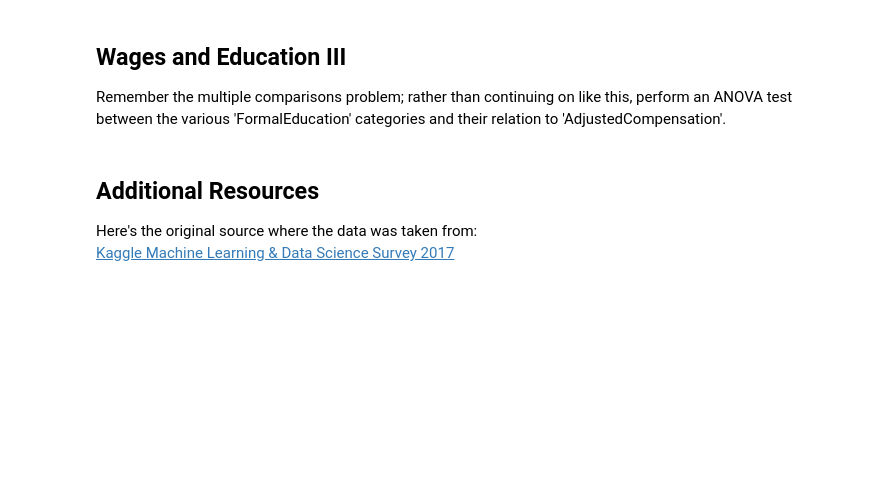
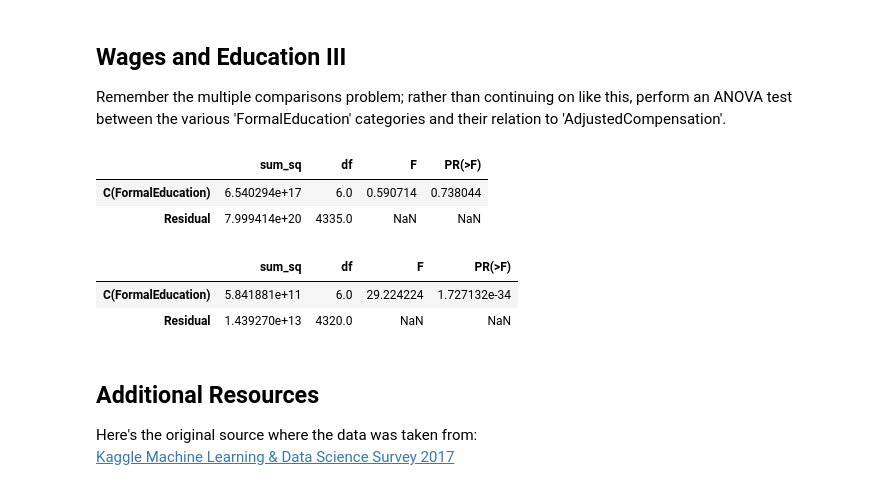
Before and after one commit to ghcn345/dsc-in-depth-ab-testing-lab, a Jupyter notebook: index.ipynb, the cells around one changed output. Saved outputs shown, nothing was run; the diff lists cells and outputs as text; code cells hidden in the pictures; blank space fills up the shorter version.

```diff
--- a/index.ipynb
+++ b/index.ipynb
@@ -112,7 +112,24 @@ Remember the multiple comparisons problem; rather than continuing on like this,
 # %%
 #Your code here
 import statsmodels.api as sm
 from statsmodels.formula.api import ols
+
+lm = ols('AdjustedCompensation~C(FormalEducation)', df).fit()
+table = sm.stats.anova_lm(lm, typ=2)
+table
+# %% [output]
+|  | sum_sq | df | F | PR(>F) |
+| C(FormalEducation) | 6.540294e+17 | 6.0 | 0.590714 | 0.738044 |
+| Residual | 7.999414e+20 | 4335.0 | NaN | NaN |
+# %%
+dfs = df[df.AdjustedCompensation<=500000]
+lm = ols('AdjustedCompensation~C(FormalEducation)', dfs).fit()
+table = sm.stats.anova_lm(lm, typ=2)
+table
+# %% [output]
+|  | sum_sq | df | F | PR(>F) |
+| C(FormalEducation) | 5.841881e+11 | 6.0 | 29.224224 | 1.727132e-34 |
+| Residual | 1.439270e+13 | 4320.0 | NaN | NaN |
 # %% [markdown]
 ## Additional Resources
 
```
Also changed, not shown: parts of 1 cell of this notebook.
